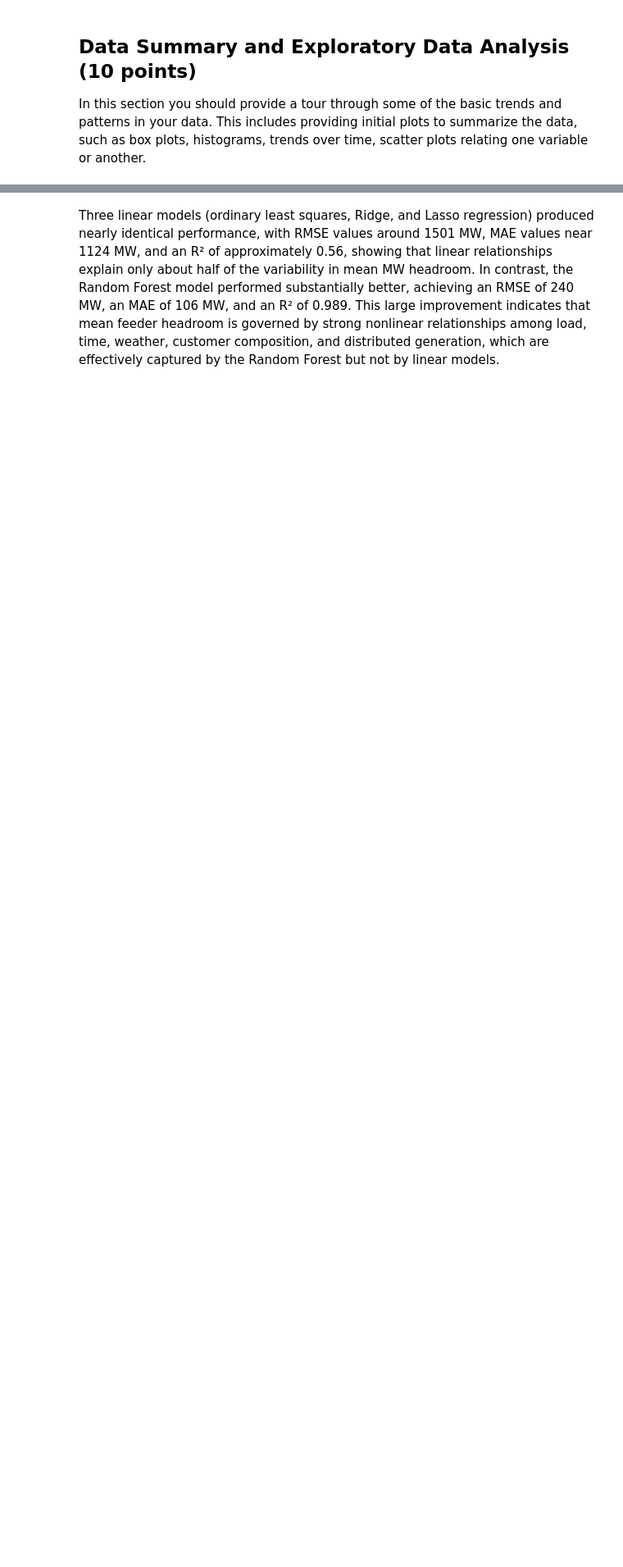
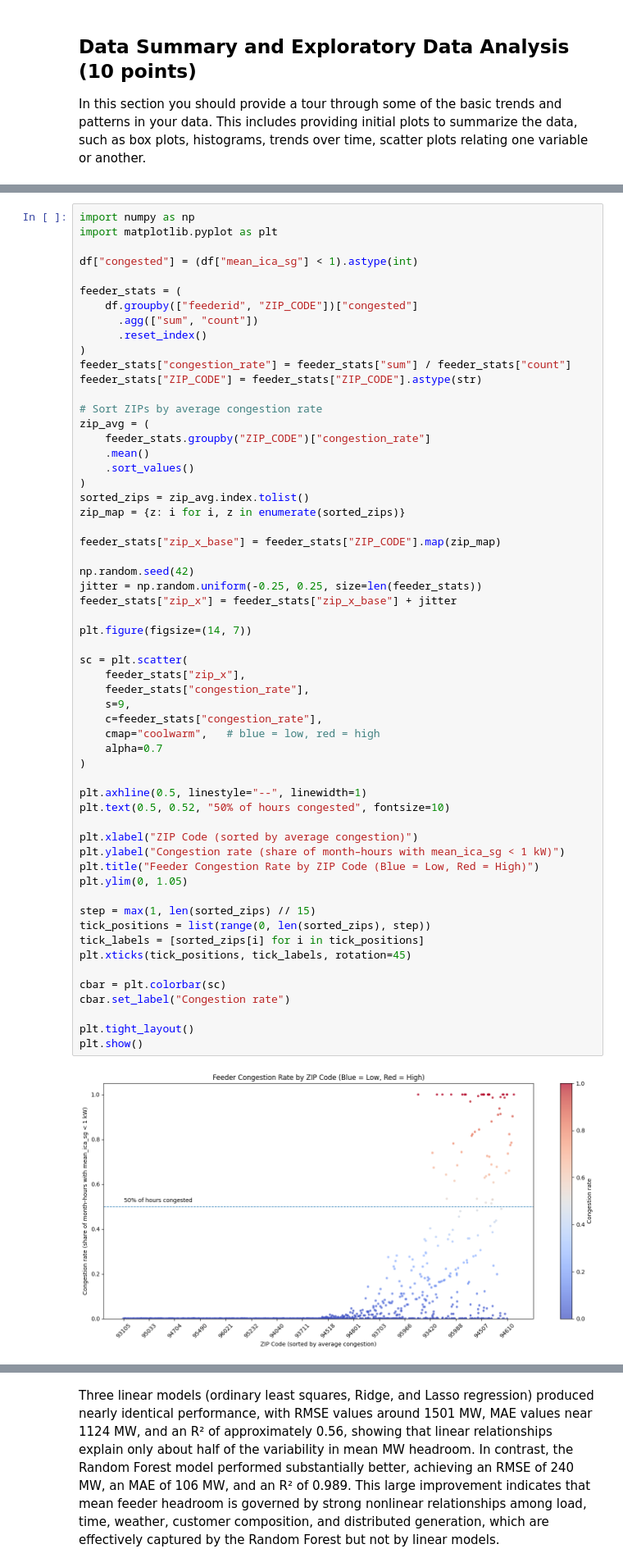
Before and after one commit to Brookeeichen/Predicted-Feeder-Congestion, a Jupyter notebook: FinalProjectTemplate_2025.ipynb, the cells around one changed output, grey strips where cells are left out. Shown: that part at 82% size. Drawn from its saved outputs; the diff is of its cells as text; blank space fills up the shorter version.

```diff
--- a/FinalProjectTemplate_2025.ipynb
+++ b/FinalProjectTemplate_2025.ipynb
@@ -343,3 +408,63 @@ In this section you should provide a tour through some of the basic trends and p
+# %%
+import numpy as np
+import matplotlib.pyplot as plt
+
+df["congested"] = (df["mean_ica_sg"] < 1).astype(int)
+
+feeder_stats = (
+    df.groupby(["feederid", "ZIP_CODE"])["congested"]
+      .agg(["sum", "count"])
+      .reset_index()
+)
+feeder_stats["congestion_rate"] = feeder_stats["sum"] / feeder_stats["count"]
+feeder_stats["ZIP_CODE"] = feeder_stats["ZIP_CODE"].astype(str)
+
+# Sort ZIPs by average congestion rate
+zip_avg = (
+    feeder_stats.groupby("ZIP_CODE")["congestion_rate"]
+    .mean()
+    .sort_values()
+)
+sorted_zips = zip_avg.index.tolist()
+zip_map = {z: i for i, z in enumerate(sorted_zips)}
+
+feeder_stats["zip_x_base"] = feeder_stats["ZIP_CODE"].map(zip_map)
+
+np.random.seed(42)
+jitter = np.random.uniform(-0.25, 0.25, size=len(feeder_stats))
+feeder_stats["zip_x"] = feeder_stats["zip_x_base"] + jitter
+
+plt.figure(figsize=(14, 7))
+
+sc = plt.scatter(
+    feeder_stats["zip_x"],
+    feeder_stats["congestion_rate"],
+    s=9,
+    c=feeder_stats["congestion_rate"],
+    cmap="coolwarm",   # blue = low, red = high
+    alpha=0.7
+)
+
+plt.axhline(0.5, linestyle="--", linewidth=1)
+plt.text(0.5, 0.52, "50% of hours congested", fontsize=10)
+
+plt.xlabel("ZIP Code (sorted by average congestion)")
+plt.ylabel("Congestion rate (share of month–hours with mean_ica_sg < 1 kW)")
+plt.title("Feeder Congestion Rate by ZIP Code (Blue = Low, Red = High)")
+plt.ylim(0, 1.05)
+
+step = max(1, len(sorted_zips) // 15)
+tick_positions = list(range(0, len(sorted_zips), step))
+tick_labels = [sorted_zips[i] for i in tick_positions]
+plt.xticks(tick_positions, tick_labels, rotation=45)
+
+cbar = plt.colorbar(sc)
+cbar.set_label("Congestion rate")
+
+plt.tight_layout()
+plt.show()
+# %% [output]
+[figure, added]
 # %% [markdown]
 ## Forecasting and Prediction Modeling (25 points)
 
```
Also changed, not shown: parts of 12 cells of this notebook.
